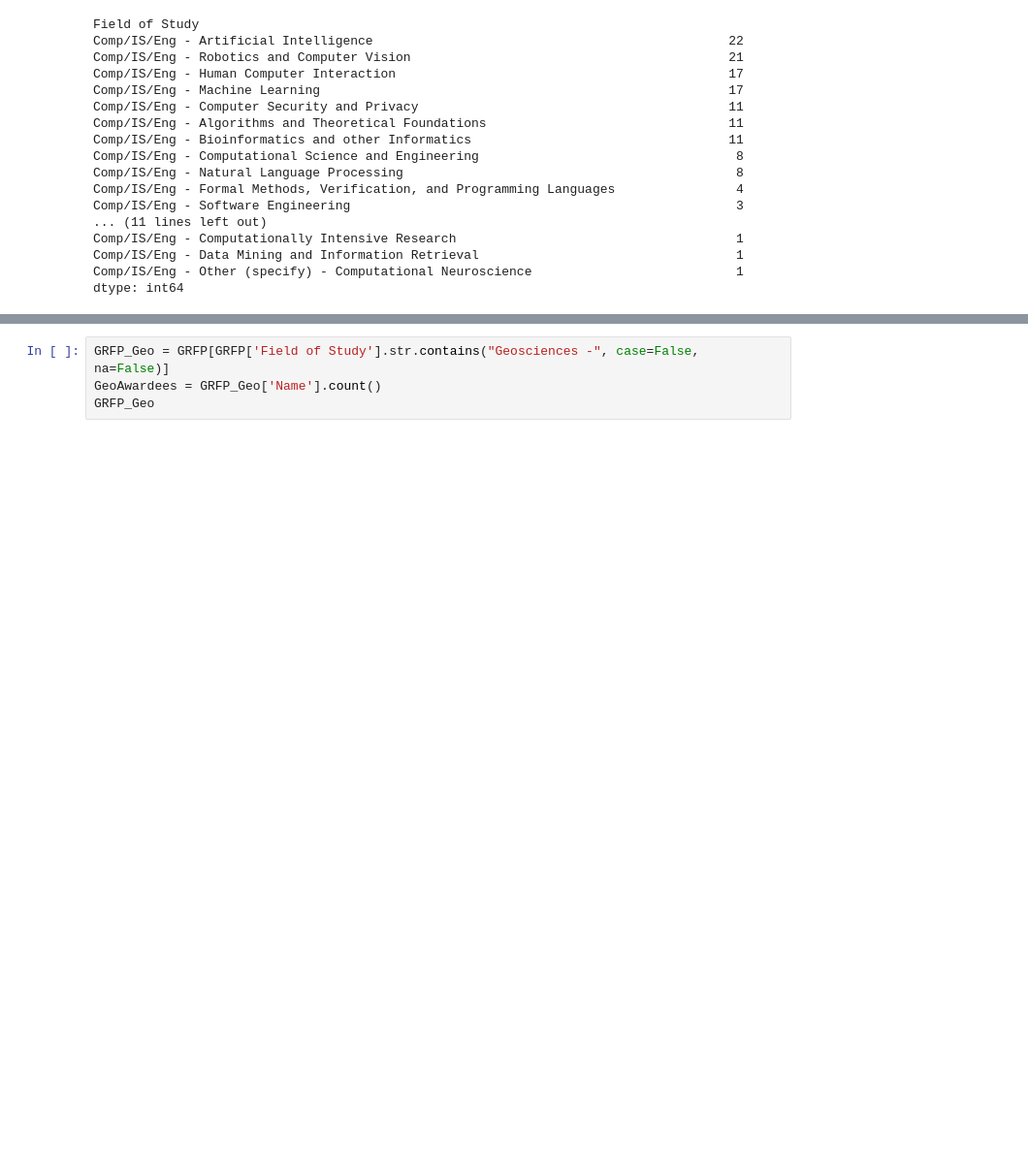
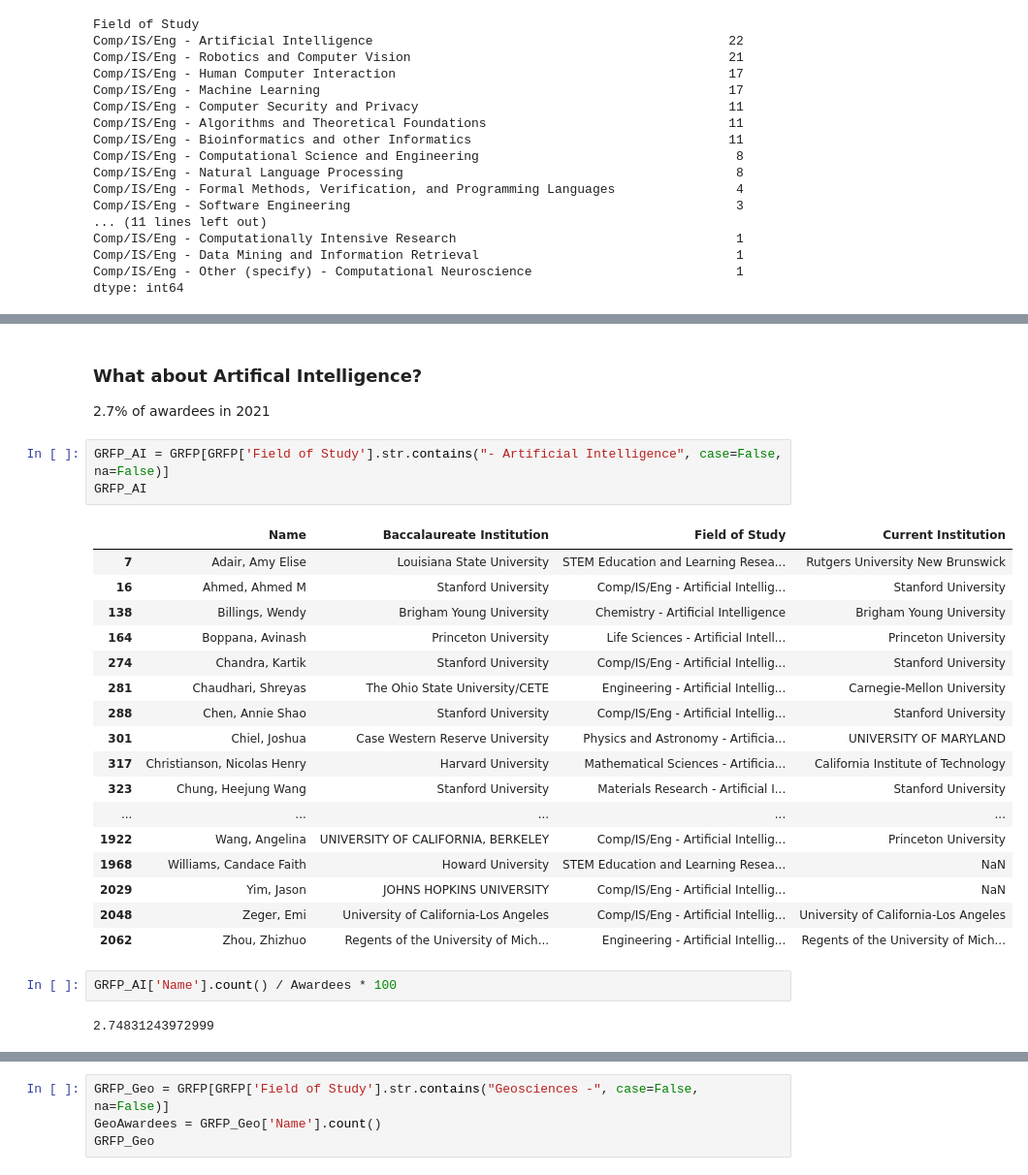
Before and after one commit to ognancy4life/GRFP, a Jupyter notebook: 2021GRFP.ipynb, the cells around one changed output, grey strips where cells are left out. Shown: that part at 97% size. Saved outputs shown, nothing was run; the diff lists cells and outputs as text; blank space fills up the shorter version.

```diff
--- a/2021GRFP.ipynb
+++ b/2021GRFP.ipynb
@@ -208,0 +286,28 @@ dtype: int64
+# %% [markdown]
+### What about Artifical Intelligence?
+2.7% of awardees in 2021
+# %%
+GRFP_AI = GRFP[GRFP['Field of Study'].str.contains("- Artificial Intelligence", case=False, na=False)]
+GRFP_AI
+# %% [output]
+|  | Name | Baccalaureate Institution | Field of Study | Current Institution |
+| 7 | Adair, Amy Elise | Louisiana State University | STEM Education and Learning Resea... | Rutgers University New Brunswick |
+| 16 | Ahmed, Ahmed M | Stanford University | Comp/IS/Eng - Artificial Intellig... | Stanford University |
+| 138 | Billings, Wendy | Brigham Young University | Chemistry - Artificial Intelligence | Brigham Young University |
+| 164 | Boppana, Avinash | Princeton University | Life Sciences - Artificial Intell... | Princeton University |
+| 274 | Chandra, Kartik | Stanford University | Comp/IS/Eng - Artificial Intellig... | Stanford University |
+| 281 | Chaudhari, Shreyas | The Ohio State University/CETE | Engineering - Artificial Intellig... | Carnegie-Mellon University |
+| 288 | Chen, Annie Shao | Stanford University | Comp/IS/Eng - Artificial Intellig... | Stanford University |
+| 301 | Chiel, Joshua | Case Western Reserve University | Physics and Astronomy - Artificia... | UNIVERSITY OF MARYLAND |
+| 317 | Christianson, Nicolas Henry | Harvard University | Mathematical Sciences - Artificia... | California Institute of Technology |
+| 323 | Chung, Heejung Wang | Stanford University | Materials Research - Artificial I... | Stanford University |
+| ... | ... | ... | ... | ... |
+| 1922 | Wang, Angelina | UNIVERSITY OF CALIFORNIA, BERKELEY | Comp/IS/Eng - Artificial Intellig... | Princeton University |
+| 1968 | Williams, Candace Faith | Howard University | STEM Education and Learning Resea... | NaN |
+| 2029 | Yim, Jason | JOHNS HOPKINS UNIVERSITY | Comp/IS/Eng - Artificial Intellig... | NaN |
+| 2048 | Zeger, Emi | University of California-Los Angeles | Comp/IS/Eng - Artificial Intellig... | University of California-Los Angeles |
+| 2062 | Zhou, Zhizhuo | Regents of the University of Mich... | Engineering - Artificial Intellig... | Regents of the University of Mich... |
+# %%
+GRFP_AI['Name'].count() / Awardees * 100
+# %% [output]
+2.74831243972999
```
Also changed, not shown: parts of 12 cells of this notebook.
